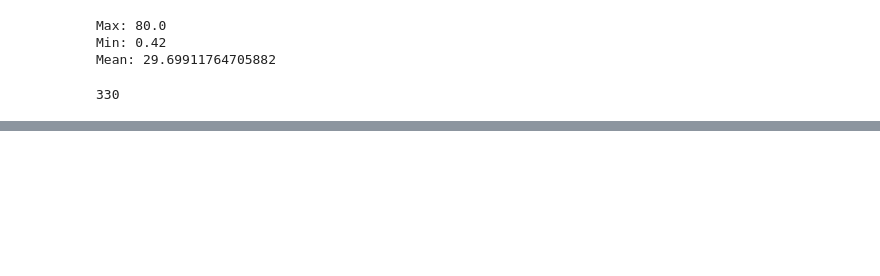
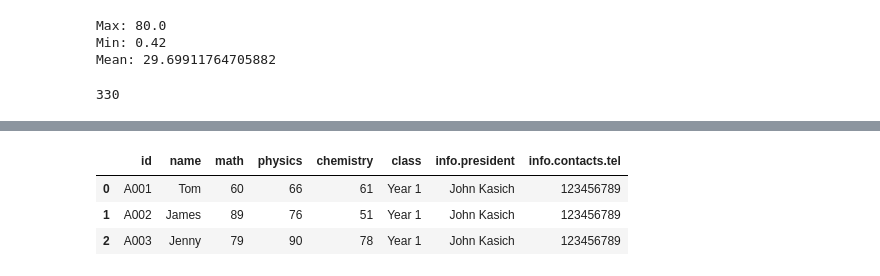
Before and after one commit to yyhsong/iPyDataAnalysis, a Jupyter notebook: Pandas/08.CSV和JSON数据.ipynb, the cells around one changed output, grey strips where cells are left out. Saved outputs shown, nothing was run; the diff lists cells and outputs as text; code cells hidden in the pictures; blank space fills up the shorter version.

```diff
--- a/Pandas/08.读取CSV数据.ipynb
+++ b/Pandas/08.CSV和JSON数据.ipynb
@@ -144,0 +170,8 @@ Mean: 29.69911764705882
+# %%
+# 解析复杂json文件：数据嵌套，无法直接转换成行列形式
+import json
+
+with open('data/students.json', 'r') as f:
+    data = json.loads(f.read())
+
+data
@@ -144,0 +191,17 @@ Mean: 29.69911764705882
+# %%
+df = pd.json_normalize(
+    data,
+    record_path = ['students'],  # 需要展开的内嵌数据
+    meta = [  # 需要附加的元数据
+        'class',
+        ['info', 'president'],
+        ['info', 'contacts', 'tel']
+    ]
+)
+
+df
+# %% [output]
+|  | id | name | math | physics | chemistry | class | info.president | info.contacts.tel |
+| 0 | A001 | Tom | 60 | 66 | 61 | Year 1 | John Kasich | 123456789 |
+| 1 | A002 | James | 89 | 76 | 51 | Year 1 | John Kasich | 123456789 |
+| 2 | A003 | Jenny | 79 | 90 | 78 | Year 1 | John Kasich | 123456789 |
```
Also changed, not shown: parts of 6 cells of this notebook.
